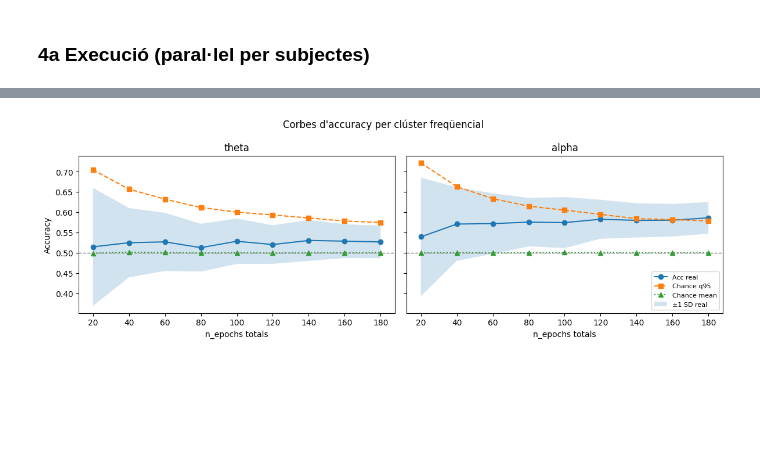
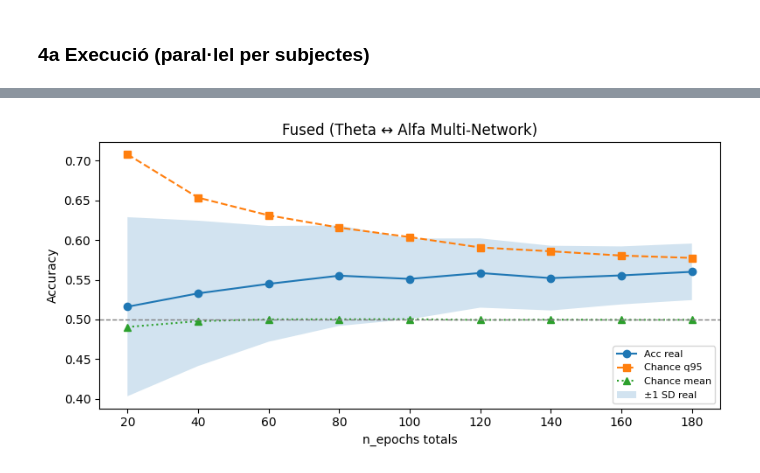
Before and after one commit to nilsduran/TFG, a Jupyter notebook: src/notebooks/04_riemann.ipynb, the cells around one changed output, grey strips where cells are left out. Saved outputs shown, nothing was run; the diff lists cells and outputs as text; code cells hidden in the pictures; blank space fills up the shorter version.

```diff
--- a/src/notebooks/04_riemann.ipynb
+++ b/src/notebooks/04_riemann.ipynb
@@ -327,8 +346,12 @@ def choose_n_splits(y_s, max_splits=5):
 
 
 def make_clf():
-    # Pipeline Riemann + Shrinkage LDA
-    # Calculant matrius de covariància amb OAS, espai tangent i classicació amb regularització espacial.
+    """
+    Pipeline:
+    1. Covariances(estimator="oas"): Matriu covariança robusta per cada trial
+    2. TangentSpace(metric="riemann"): Projecta a l'espai tangent de la varietat Riemanniana
+    3. LinearDiscriminantAnalysis: LDA amb shrinkage automàtica per regularització
+    """
     return make_pipeline(
         Covariances(estimator="oas"),
         TangentSpace(metric="riemann"),
@@ -426,8 +452,12 @@ i es submostregen n_epochs balancejats per estudiar com evoluciona l'accuracy.
 El surrogate es calcula **a la mateixa submostra** per ser consistent.
 # %%
 def _epochs_worker(si, subj, X_dict, y_all, subj_list_all, band_names):
-    """Per a un subjecte, recorre EPOCHS_GRID × clústers i calcula
-    acc_real_mean, chance_mean, chance_q95 amb submostreig repetit."""
+    """Per a un subjecte, recorre EPOCHS_GRID × clústers (fused) i calcula
+    acc_real_mean, chance_mean, chance_q95 amb submostreig repetit.
+
+    Amb la fusió multi-xarxa, band_names=['fused'], per tant una sola iteració
+    que processa els 22 canals concatenats (9 Theta + 13 Alfa).
+    """
     idx_s = np.where(subj_list_all == subj)[0]
     ys = y_all[idx_s]
 
@@ -471,7 +501,7 @@ def _epochs_worker(si, subj, X_dict, y_all, subj_list_all, band_names):
             rows.append(
                 {
                     "subject": subj,
-                    "electrode": band,
+                    "electrode": band,  # "fused" per a multi-network, captura covariàncies creuades
                     "n_epochs_total": int(n_total),
                     "acc_real_mean": float(np.mean(real_accs)),
                     "acc_real_std": float(np.std(real_accs)),
@@ -760,9 +784,6 @@ Totes les figures del notebook es concentren aquí:
 # %%
-target_electrodes = list(TARGET_BANDS_CLUSTERS.keys())
+target_electrodes = CHANNEL_MODE  # ["fused"] per a multi-network
 df_two = df_epochs[df_epochs["electrode"].isin(target_electrodes)].copy()
-
-if df_two.empty:
-    raise RuntimeError("No hi ha files de df_epochs per als clústers especificats.")
 
 # 7a) Distribucions globals (real vs chance)
 plt.figure(figsize=(11, 4))
@@ -787,11 +808,12 @@ sns.histplot(
     bins=25,
     alpha=0.65,
 )
-plt.title("Distribució global d'accuracies")
+plt.title("Distribució global d'accuracies (Multi-Network Covariance Fusion)")
 plt.xlabel("Accuracy")
 plt.ylabel("Densitat")
 plt.legend()
 plt.tight_layout()
+plt.savefig(FIGURES_DIR / f"07a_dist_accuracies_fused_{TASK_TAG}.png", dpi=150, bbox_inches="tight")
 plt.show()
 
 # 7b) Corba epochs -> accuracy (grup)
@@ -820,43 +842,42 @@ plt.fill_between(
 plt.axhline(0.5, linestyle="--", color="gray", linewidth=1)
 plt.xlabel("Epochs totals (C+I)")
 plt.ylabel("Accuracy")
-plt.title("Corba global epochs -> accuracy")
+plt.title("Corba global epochs → accuracy (Fused Multi-Network)")
 plt.legend(fontsize=8)
 plt.tight_layout()
+plt.savefig(FIGURES_DIR / f"07b_epochs_accuracy_curve_fused_{TASK_TAG}.png", dpi=150, bbox_inches="tight")
 plt.show()
 
-# 7c) Corbes per electròde (només FCz-theta i Oz-alpha)
-fig, axes = plt.subplots(1, 2, figsize=(12, 4), sharey=True)
-for ax, elec in zip(axes, target_electrodes):
-    d = df_two[df_two["electrode"] == elec]
-    g = (
-        d.groupby("n_epochs_total")
-        .agg(
-            acc_real_mean=("acc_real_mean", "mean"),
-            acc_real_std=("acc_real_std", "mean"),
-            acc_chance_q95=("acc_chance_q95", "mean"),
-            acc_chance_mean=("acc_chance_mean", "mean"),
-        )
-        .reset_index()
+# 7c) Corbes per electròde (només "fused")
+fig, ax = plt.subplots(figsize=(8, 4))
+d = df_two
+g = (
+    d.groupby("n_epochs_total")
+    .agg(
+        acc_real_mean=("acc_real_mean", "mean"),
+        acc_real_std=("acc_real_std", "mean"),
+        acc_chance_q95=("acc_chance_q95", "mean"),
+        acc_chance_mean=("acc_chance_mean", "mean"),
     )
+    .reset_index()
+)
 
-    ax.plot(g["n_epochs_total"], g["acc_real_mean"], "o-", label="Acc real")
-    ax.plot(g["n_epochs_total"], g["acc_chance_q95"], "s--", label="Chance q95")
-    ax.plot(g["n_epochs_total"], g["acc_chance_mean"], "^:", label="Chance mean")
-    ax.fill_between(
-        g["n_epochs_total"],
-        g["acc_real_mean"] - g["acc_real_std"],
-        g["acc_real_mean"] + g["acc_real_std"],
-        alpha=0.2,
-        label="±1 SD real",
-    )
-    ax.axhline(0.5, linestyle="--", color="gray", linewidth=1)
-    ax.set_title(elec)
-    ax.set_xlabel("n_epochs totals")
-
-axes[0].set_ylabel("Accuracy")
-axes[1].legend(fontsize=8, loc="lower right")
-plt.suptitle("Corbes d'accuracy per clúster freqüencial", fontsize=12)
+ax.plot(g["n_epochs_total"], g["acc_real_mean"], "o-", label="Acc real")
+ax.plot(g["n_epochs_total"], g["acc_chance_q95"], "s--", label="Chance q95")
+ax.plot(g["n_epochs_total"], g["acc_chance_mean"], "^:", label="Chance mean")
+ax.fill_between(
+    g["n_epochs_total"],
+    g["acc_real_mean"] - g["acc_real_std"],
+    g["acc_real_mean"] + g["acc_real_std"],
+    alpha=0.2,
+    label="±1 SD real",
+)
+ax.axhline(0.5, linestyle="--", color="gray", linewidth=1)
+ax.set_title("Fused (Theta ↔ Alfa Multi-Network)")
+ax.set_xlabel("n_epochs totals")
+ax.set_ylabel("Accuracy")
+ax.legend(fontsize=8, loc="lower right")
 plt.tight_layout()
+plt.savefig(FIGURES_DIR / f"07c_epochs_accuracy_per_electrode_fused_{TASK_TAG}.png", dpi=150, bbox_inches="tight")
 plt.show()
 # %% [output]
@@ -865,4 +886,4 @@ plt.show()
-[figure, old version]
+[figure, new version]
 # %%
 # 7d) Taxa de superació q95 per electròde
 df_two["surpass_q95"] = (df_two["acc_real_mean"] > df_two["acc_chance_q95"]).astype(float)
```
Also changed, not shown: parts of 24 cells of this notebook, 1 other file.
